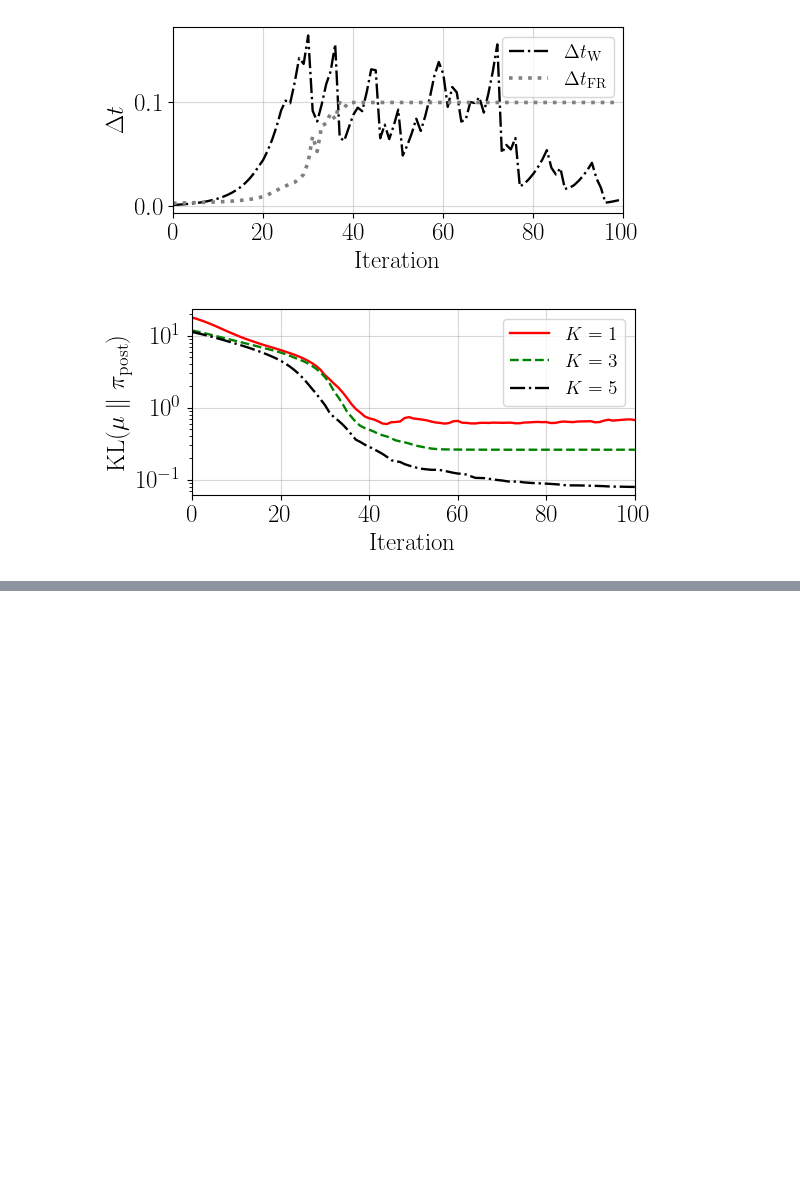
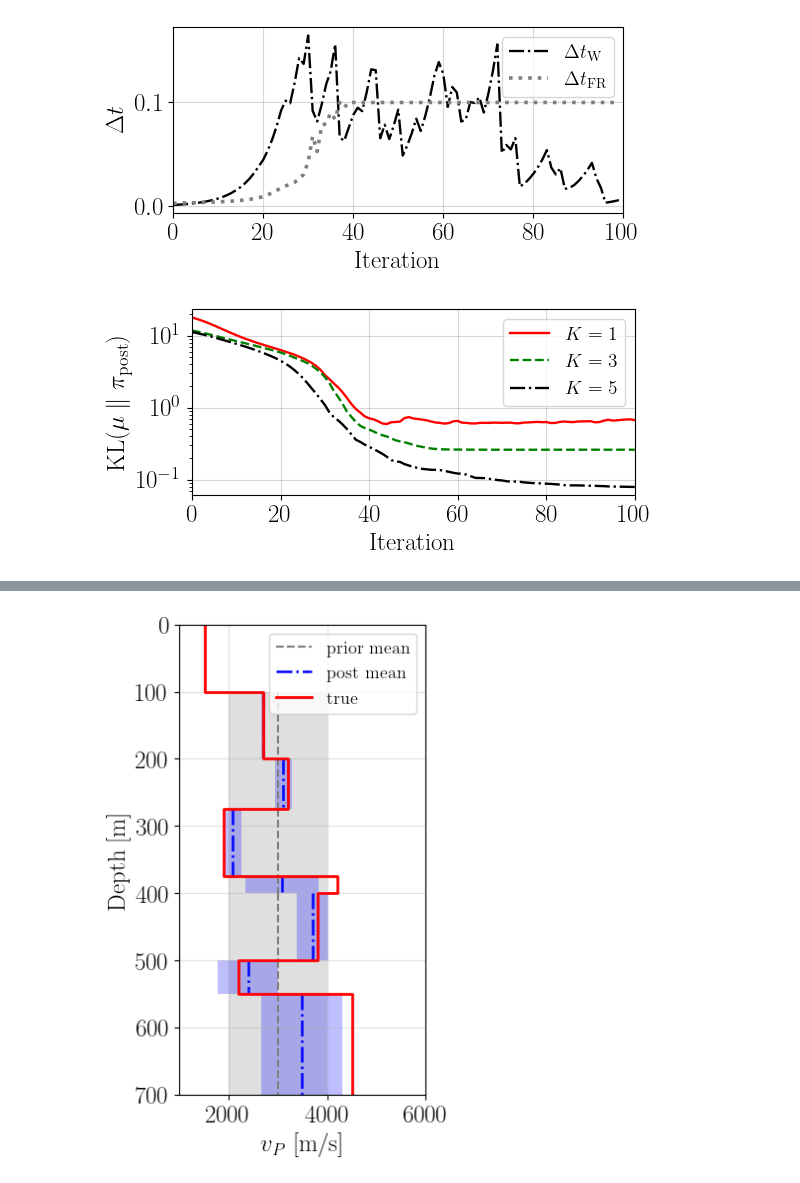
Before and after one commit to pmarchne/reflectivity-acoustic, a Jupyter notebook: notebooks/sampling_2param.ipynb, the cells around one changed output, grey strips where cells are left out. Saved outputs shown, nothing was run; the diff lists cells and outputs as text; code cells hidden in the pictures; blank space fills up the shorter version.

```diff
--- a/notebooks/sampling_2param.ipynb
+++ b/notebooks/sampling_2param.ipynb
@@ -523,0 +524,86 @@ else:
+# %%
+#print(final_mean_1)
+'''z_plot = []
+param_plot = []
+prior_plot = []
+post_plot = []
+m_in = np.array([0., 3000.0, 3000.0, 3000.0, 3000.0, 3000.0, 3000.0, 3000.0])
+std = 1000.
+
+z_int = np.array([0.0, 100.0, 200.0, 275.0, 375.0, 400.0, 500.0, 550.0, 700.0])
+vp    = np.array([1505.0, 2700.0, 3200.0, 1900.0, 4200.0, 3800.0, 2200.0, 4500.0])
+rho = np.full_like(vp, 2000.0)
+layers = create_layers_from_interfaces(z_int, vp, rho)
+
+post_mean = np.array([0., 2702.4019070178424, 3112.064015550052, 2077.507277017946, 3083.3118095056675, 3705.1231211286636, 2391.3892823343713, 3491.836473134705])
+post_std_mean = np.array([0., 45.01521047283904, 175.30221476342064, 176.01326592858354, 750.3434919297522, 326.41464119327804, 610.4518581244358, 821.9363398943274])
+    #post_map = np.array([0., 2696.8198354246188, 3074.4423873792193, 1980.826105977049, 3202.2884114407298, 3700.4895477382443, 2397.930062650532, 4124.598347538598])
+
+for i in range(len(layers)):
+    z_plot.extend([z_int[i], z_int[i + 1]])
+    param_plot.extend([vp[i], vp[i]])
+    prior_plot.extend([m_in[i], m_in[i]])
+    post_plot.extend([post_mean[i], post_mean[i]])
+
+plt.figure(figsize=(4, 6))
+
+# Prior uncertainty
+for i in range(len(layers)):
+    plt.fill_betweenx(
+        [z_int[i], z_int[i+1]],
+        m_in[i] - 1.*std,
+        m_in[i] + 1.*std,
+        color="gray",
+        alpha=0.25,
+        linewidth=0,
+    )
+# prior mean
+for i in range(len(layers)):
+    plt.plot([m_in[i], m_in[i]],
+            [z_int[i], z_int[i+1]],
+            color="grey",
+            linewidth=1.5,
+            linestyle='--',
+            label="prior mean" if i == 0 else "")
+
+
+# Post std
+for i in range(len(layers)):
+    plt.fill_betweenx(
+        [z_int[i], z_int[i+1]],
+        post_mean[i] - post_std_mean[i],
+        post_mean[i] + post_std_mean[i],
+        color="blue",
+        alpha=0.25,
+        linewidth=0,
+    )
+# post mean
+for i in range(len(layers)):
+    plt.plot([post_mean[i], post_mean[i]],
+            [z_int[i], z_int[i+1]],
+            color="b",
+            linewidth=1.8,
+            linestyle='-.',
+            label="post mean" if i == 0 else "")
+
+# True model
+plt.plot(param_plot, z_plot, color="red",
+        linewidth=2., label="true")
+
+plt.ylabel("Depth [m]")
+plt.xlabel(r"$v_P$ [m/s]")
+plt.gca().invert_yaxis()
+plt.grid(alpha=0.4)
+#plt.xticks([2000, 3000, 4000, 5000, 6000], fontsize=14)
+plt.xlim(1000, 6000)
+plt.ylim(700, 0)
+
+plt.legend(loc='upper right', fontsize=13)
+plt.tight_layout()
+
+path = '/home/marchnep/Documents/Gitlab_repos/2026_MARCHNER_UQFWI/Fig/fwi/'
+plt.savefig(path+'ref_profile2.pdf')
+#plt.close()
+#plt.show()'''
+# %% [output]
+[figure, added]
```
Also changed, not shown: parts of 6 cells of this notebook, 7 other files.
